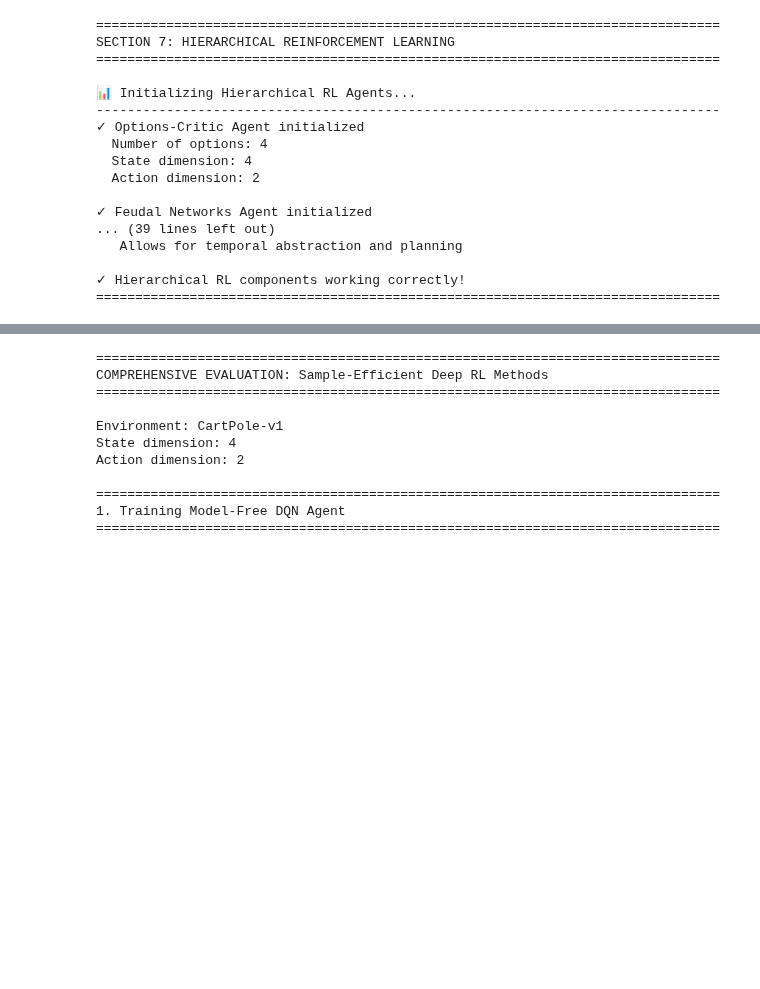
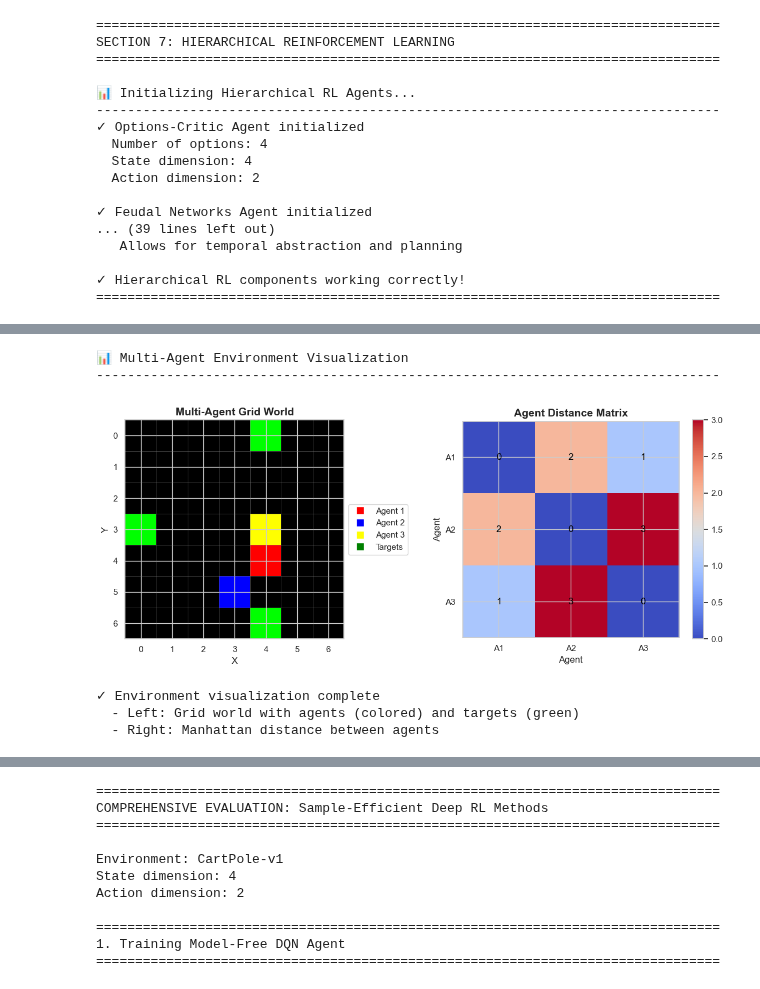
Before and after one commit to tahamajs/Deep_Reinforcement_Learning_SUT, a Jupyter notebook: CAs/Solutions/CA13/CA13.ipynb, the cells around one changed output, grey strips where cells are left out. Cells and saved outputs as stored; diff of their text form; code cells hidden in the pictures; blank space fills up the shorter version.

```diff
--- a/CAs/Solutions/CA13/CA13.ipynb
+++ b/CAs/Solutions/CA13/CA13.ipynb
@@ -1036,0 +1432,73 @@ SECTION 7: HIERARCHICAL REINFORCEMENT LEARNING
+# %%
+# Multi-Agent Visualizations
+print("📊 Multi-Agent Environment Visualization")
+print("-" * 80)
+
+# 1. Environment State Visualization
+obs = ma_env.reset()
+grid = ma_env.render()
+
+fig, (ax1, ax2) = plt.subplots(1, 2, figsize=(12, 5))
+
+# Grid visualization
+ax1.imshow(grid, interpolation='nearest')
+ax1.set_title('Multi-Agent Grid World', fontsize=14, fontweight='bold')
+ax1.set_xlabel('X')
+ax1.set_ylabel('Y')
+
+# Add grid lines
+for i in range(ma_env.size + 1):
+    ax1.axhline(i - 0.5, color='gray', linewidth=0.5)
+    ax1.axvline(i - 0.5, color='gray', linewidth=0.5)
+
+# Add legend
+agent_colors = ['Red', 'Blue', 'Yellow']
+target_color = 'Green'
+legend_elements = []
+for i in range(ma_env.n_agents):
+    legend_elements.append(plt.Line2D([0], [0], marker='s', color='w',
+                                     markerfacecolor=plt.cm.colors.to_hex(grid[ma_env.agent_positions[i][0],
+                                                                               ma_env.agent_positions[i][1]]),
+                                     markersize=10, label=f'Agent {i+1}'))
+legend_elements.append(plt.Line2D([0], [0], marker='s', color='w',
+                                 markerfacecolor='green', markersize=10, label='Targets'))
+ax1.legend(handles=legend_elements, loc='center left', bbox_to_anchor=(1, 0.5))
+
+# Distance matrix visualization
+distances = np.zeros((ma_env.n_agents, ma_env.n_agents))
+for i in range(ma_env.n_agents):
+    for j in range(ma_env.n_agents):
+        if i != j:
+            dist = np.abs(ma_env.agent_positions[i][0] - ma_env.agent_positions[j][0]) + \
+                   np.abs(ma_env.agent_positions[i][1] - ma_env.agent_positions[j][1])
+            distances[i, j] = dist
+
+im = ax2.imshow(distances, cmap='coolwarm', interpolation='nearest')
+ax2.set_title('Agent Distance Matrix', fontsize=14, fontweight='bold')
+ax2.set_xlabel('Agent')
+ax2.set_ylabel('Agent')
+ax2.set_xticks(range(ma_env.n_agents))
+ax2.set_yticks(range(ma_env.n_agents))
+ax2.set_xticklabels([f'A{i+1}' for i in range(ma_env.n_agents)])
+ax2.set_yticklabels([f'A{i+1}' for i in range(ma_env.n_agents)])
+
+# Add text annotations
+for i in range(ma_env.n_agents):
+    for j in range(ma_env.n_agents):
+        text = ax2.text(j, i, f'{distances[i, j]:.0f}',
+                       ha="center", va="center", color="white" if distances[i, j] > 3 else "black")
+
+plt.colorbar(im, ax=ax2)
+plt.tight_layout()
+plt.show()
+
+print("\n✓ Environment visualization complete")
+print("  - Left: Grid world with agents (colored) and targets (green)")
+print("  - Right: Manhattan distance between agents")
+# %% [output]
+📊 Multi-Agent Environment Visualization
+--------------------------------------------------------------------------------
+[figure, added]
+✓ Environment visualization complete
+  - Left: Grid world with agents (colored) and targets (green)
+  - Right: Manhattan distance between agents
```
Also changed, not shown: parts of 11 cells of this notebook, 24 other files.
